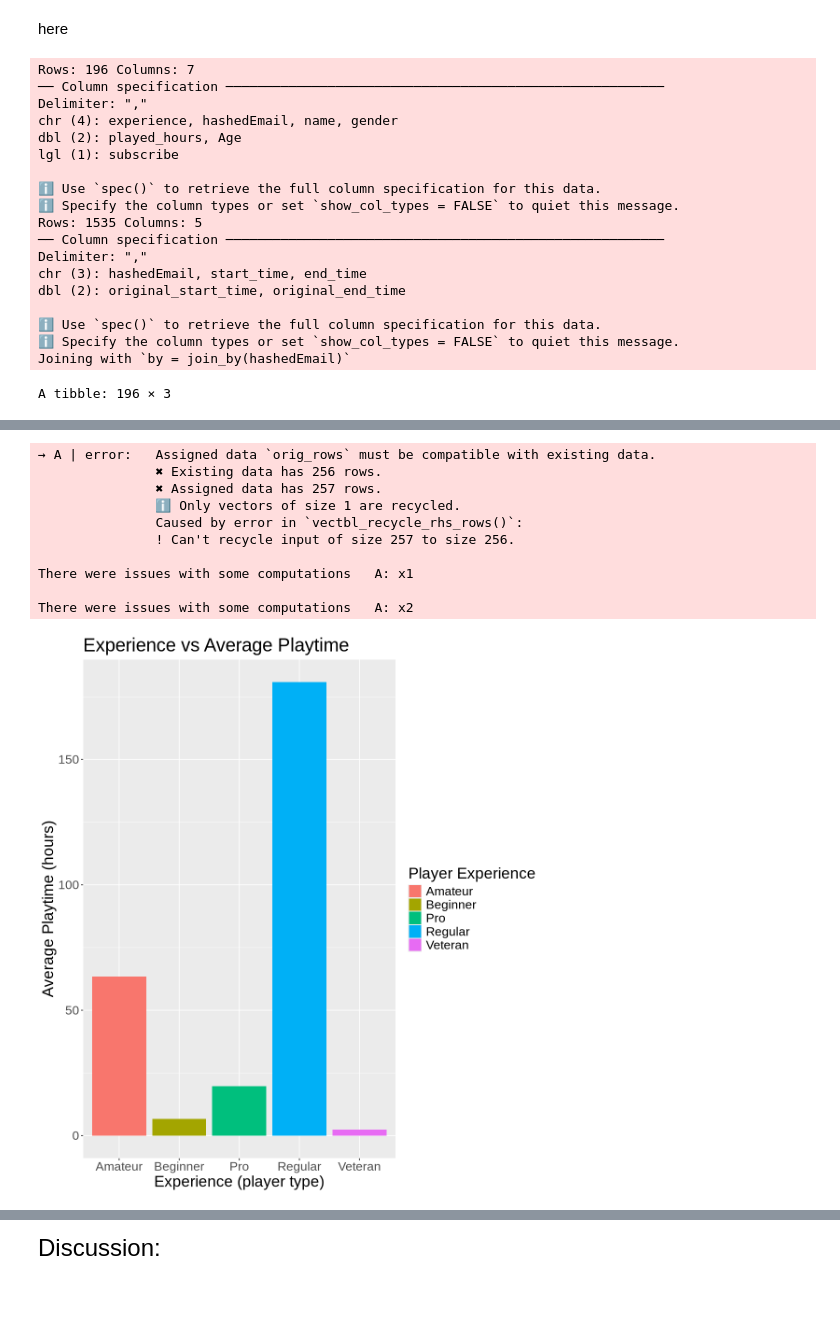
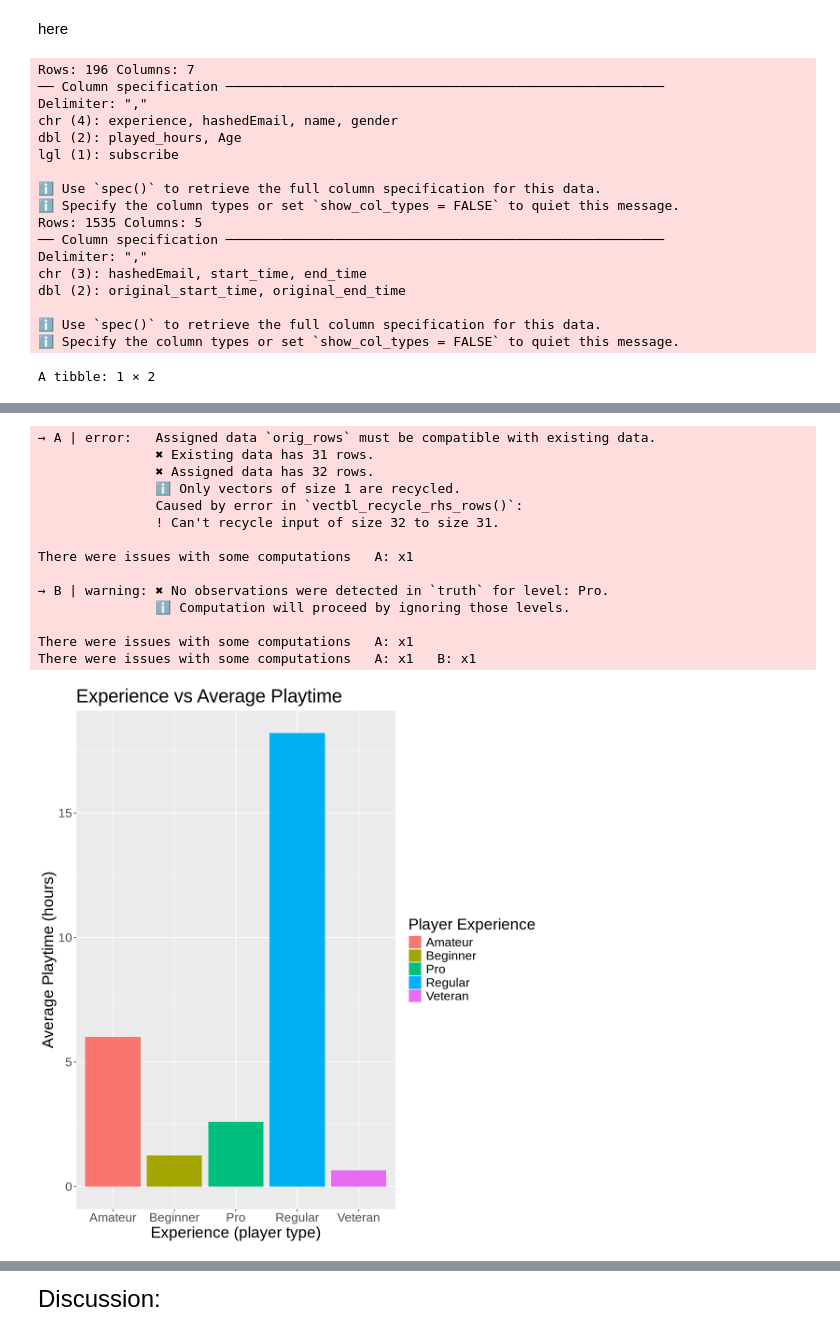
Before and after one commit to jashanbains-24/DSCI-100-Group-Project, a Jupyter notebook: Group_Project.ipynb, the cells around one changed output, grey strips where cells are left out. Cells and saved outputs as stored; diff of their text form; code cells hidden in the pictures; blank space fills up the shorter version.

Commit message:
Got rid of players_sessions (not needed)

```diff
--- a/Group_Project.ipynb
+++ b/Group_Project.ipynb
@@ -28,22 +28,7 @@ library(tidymodels)
 players_data <- read_csv ("https://raw.githubusercontent.com/jashanbains-24/DSCI-100-Group-Project/refs/heads/main/players.csv")
 sessions_data <- read_csv("https://raw.githubusercontent.com/jashanbains-24/DSCI-100-Group-Project/refs/heads/main/sessions.csv")
 
-#merging the two datasets with left_join which also grouped by hashedEmail
-minecraft_data <- left_join(players_data,sessions_data)
-
-
-#getting rid of not needed columns (unix time representation)
-minecraft_data <- minecraft_data|>
-                    select(-original_start_time,-original_end_time)
-
-
-
-#tidying the start/end_time columns
-minecraft_data <- minecraft_data|>
-                    separate(start_time,into=c("start_date","start_time"),sep=" ")|>
-                    separate(end_time,into=c("end_date","end_time"),sep=" ")|>
-                    group_by(name)
-
+minecraft_data <- players_data
 
 #average playtime and age
 playtime_mean <-  minecraft_data|>
@@ -142,5 +127,4 @@ dbl (2): original_start_time, original_end_time
 
 ℹ Use `spec()` to retrieve the full column specification for this data.
 ℹ Specify the column types or set `show_col_types = FALSE` to quiet this message.
-Joining with `by = join_by(hashedEmail)`
-A tibble: 196 × 3
+A tibble: 1 × 2
@@ -165,12 +134,16 @@ A tibble: 196 × 3
 [figure]
 → A | error:   Assigned data `orig_rows` must be compatible with existing data.
-               ✖ Existing data has 256 rows.
-               ✖ Assigned data has 257 rows.
+               ✖ Existing data has 31 rows.
+               ✖ Assigned data has 32 rows.
                ℹ Only vectors of size 1 are recycled.
                Caused by error in `vectbl_recycle_rhs_rows()`:
-               ! Can't recycle input of size 257 to size 256.
+               ! Can't recycle input of size 32 to size 31.
 
 There were issues with some computations   A: x1
 
-There were issues with some computations   A: x2
+→ B | warning: ✖ No observations were detected in `truth` for level: Pro.
+               ℹ Computation will proceed by ignoring those levels.
+
+There were issues with some computations   A: x1
+There were issues with some computations   A: x1   B: x1
-[figure, old version]
+[figure, new version]
```
Also changed, not shown: parts of 1 cell of this notebook.
